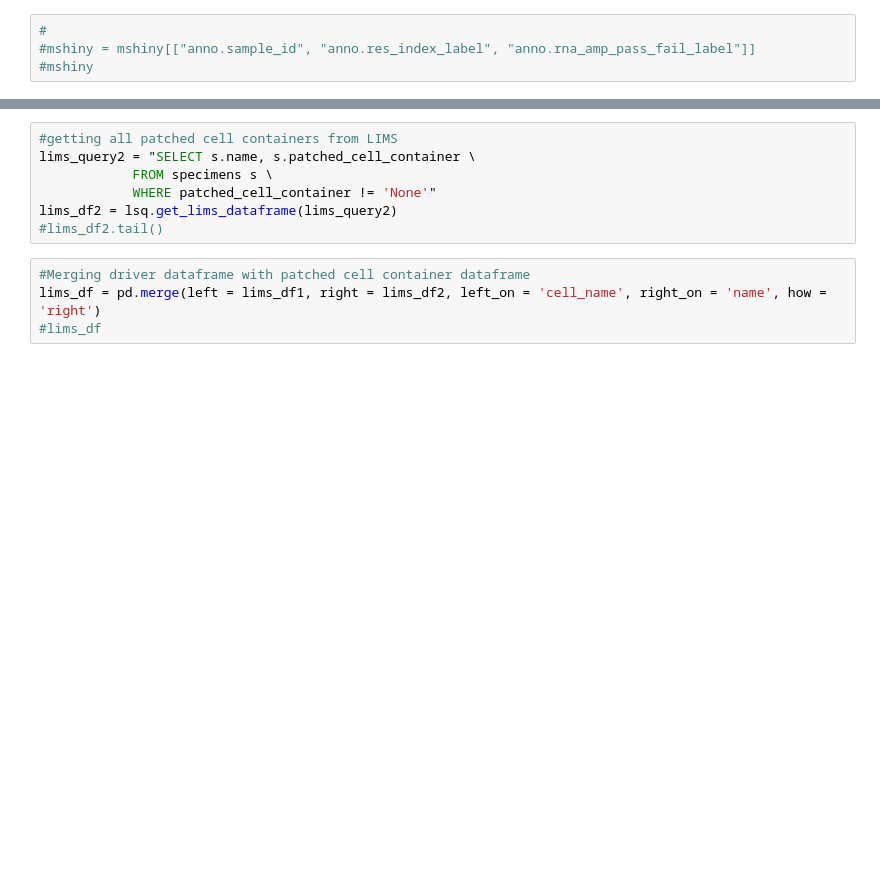
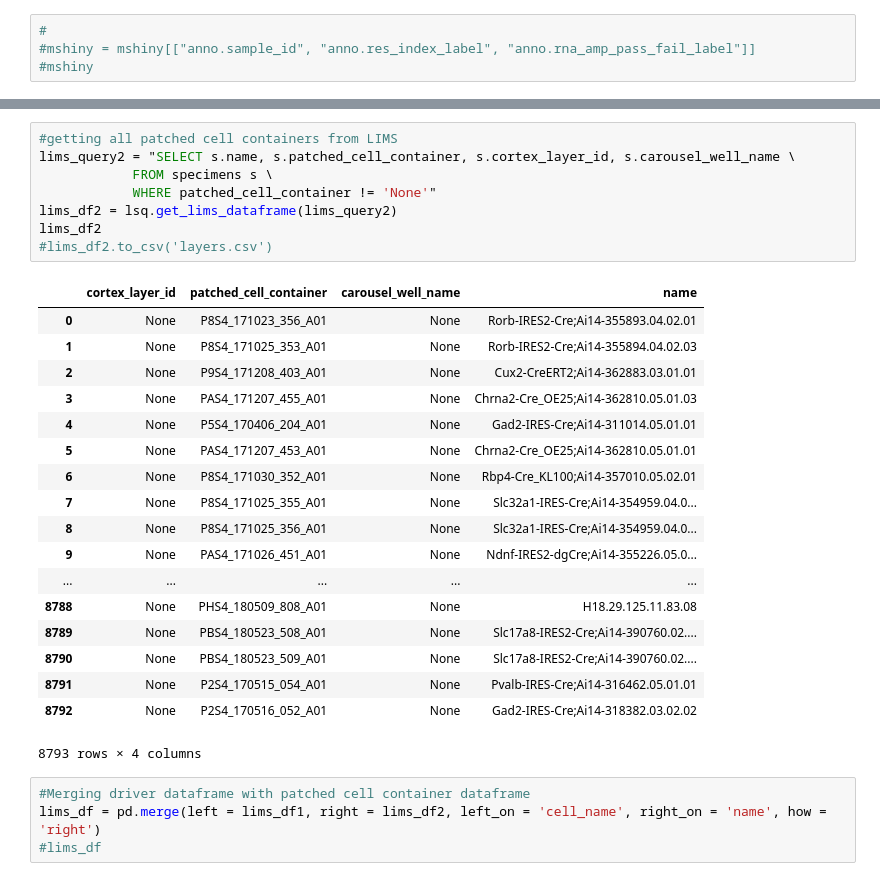
Before and after one commit to ru57y34nn/SMART_goals, a Jupyter notebook: src/SMART_Data.ipynb, the cells around one changed output, grey strips where cells are left out. Cells and saved outputs as stored; diff of their text form; blank space fills up the shorter version.

```diff
--- a/src/SMART_Data.ipynb
+++ b/src/SMART_Data.ipynb
@@ -51,10 +77,30 @@ lims_df1 = lims_df1.drop(['name', 'reporters'], axis=1)
 # %%
 #getting all patched cell containers from LIMS
-lims_query2 = "SELECT s.name, s.patched_cell_container \
+lims_query2 = "SELECT s.name, s.patched_cell_container, s.cortex_layer_id, s.carousel_well_name \
             FROM specimens s \
             WHERE patched_cell_container != 'None'"
 lims_df2 = lsq.get_lims_dataframe(lims_query2)
-#lims_df2.tail()
+lims_df2
+#lims_df2.to_csv('layers.csv')
+# %% [output]
+|  | cortex_layer_id | patched_cell_container | carousel_well_name | name |
+| 0 | None | P8S4_171023_356_A01 | None | Rorb-IRES2-Cre;Ai14-355893.04.02.01 |
+| 1 | None | P8S4_171025_353_A01 | None | Rorb-IRES2-Cre;Ai14-355894.04.02.03 |
+| 2 | None | P9S4_171208_403_A01 | None | Cux2-CreERT2;Ai14-362883.03.01.01 |
+| 3 | None | PAS4_171207_455_A01 | None | Chrna2-Cre_OE25;Ai14-362810.05.01.03 |
+| 4 | None | P5S4_170406_204_A01 | None | Gad2-IRES-Cre;Ai14-311014.05.01.01 |
+| 5 | None | PAS4_171207_453_A01 | None | Chrna2-Cre_OE25;Ai14-362810.05.01.01 |
+| 6 | None | P8S4_171030_352_A01 | None | Rbp4-Cre_KL100;Ai14-357010.05.02.01 |
+| 7 | None | P8S4_171025_355_A01 | None | Slc32a1-IRES-Cre;Ai14-354959.04.0... |
+| 8 | None | P8S4_171025_356_A01 | None | Slc32a1-IRES-Cre;Ai14-354959.04.0... |
+| 9 | None | PAS4_171026_451_A01 | None | Ndnf-IRES2-dgCre;Ai14-355226.05.0... |
+| ... | ... | ... | ... | ... |
+| 8788 | None | PHS4_180509_808_A01 | None | H18.29.125.11.83.08 |
+| 8789 | None | PBS4_180523_508_A01 | None | Slc17a8-IRES2-Cre;Ai14-390760.02.... |
+| 8790 | None | PBS4_180523_509_A01 | None | Slc17a8-IRES2-Cre;Ai14-390760.02.... |
+| 8791 | None | P2S4_170515_054_A01 | None | Pvalb-IRES-Cre;Ai14-316462.05.01.01 |
+| 8792 | None | P2S4_170516_052_A01 | None | Gad2-IRES-Cre;Ai14-318382.03.02.02 |
+8793 rows × 4 columns
 # %%
 #Merging driver dataframe with patched cell container dataframe
 lims_df = pd.merge(left = lims_df1, right = lims_df2, left_on = 'cell_name', right_on = 'name', how = 'right')
```
Also changed, not shown: parts of 2 cells of this notebook, 2 other files.
